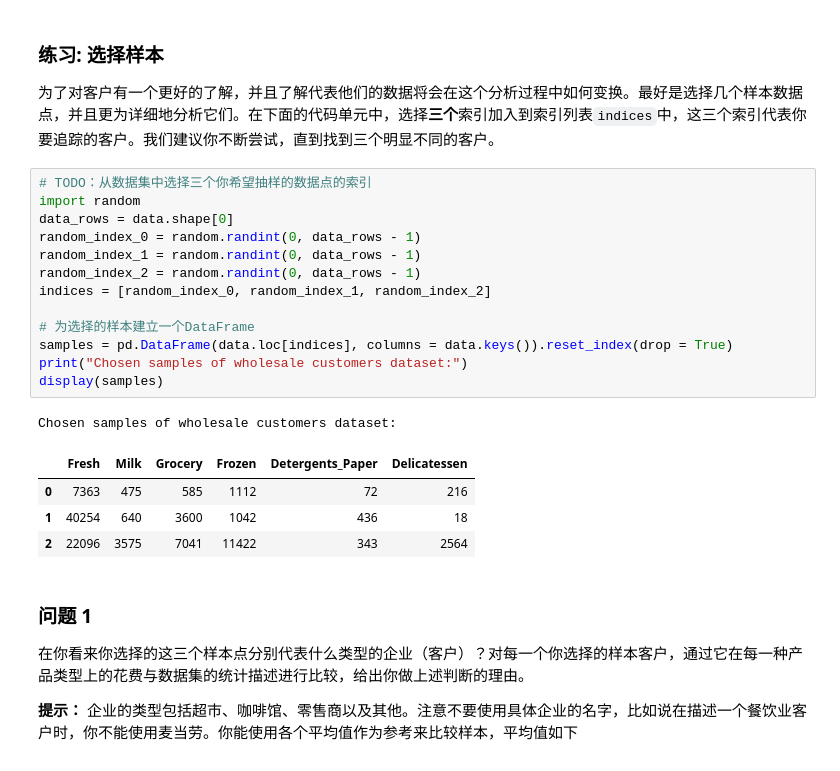
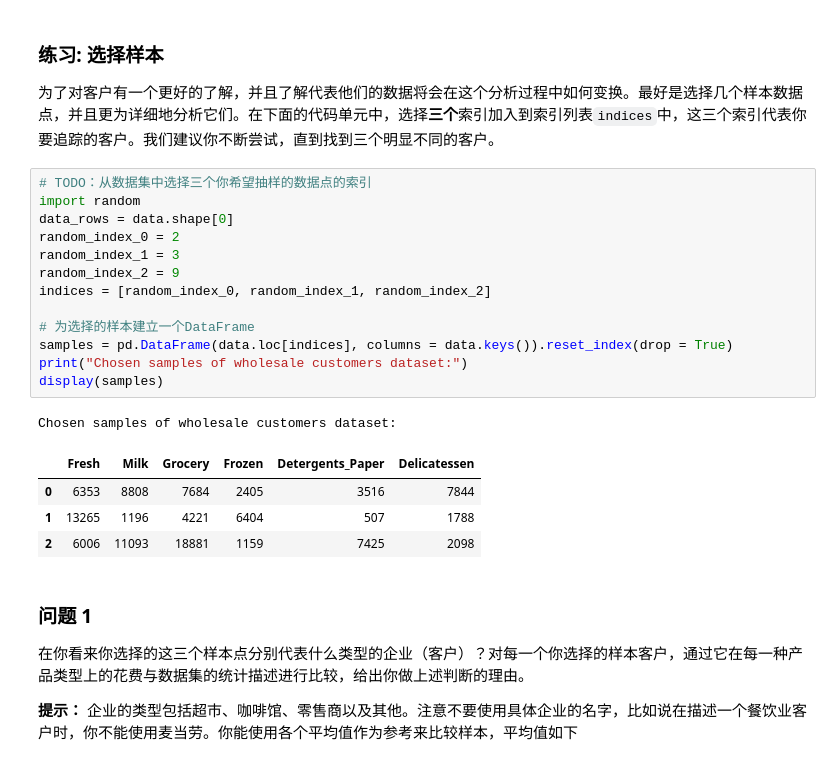
Before and after one commit to JIUGEGEJIU/udacity-review, a Jupyter notebook: Customer_Segments/customer_segments.ipynb, the cells around one changed output. Saved outputs shown, nothing was run; the diff lists cells and outputs as text.

```diff
--- a/Customer_Segments/customer_segments.ipynb
+++ b/Customer_Segments/customer_segments.ipynb
@@ -66,22 +66,22 @@ display(data.describe())
 # %%
 # TODO：从数据集中选择三个你希望抽样的数据点的索引
 import random
 data_rows = data.shape[0]
-random_index_0 = random.randint(0, data_rows - 1)
-random_index_1 = random.randint(0, data_rows - 1)
-random_index_2 = random.randint(0, data_rows - 1)
+random_index_0 = 2
+random_index_1 = 3
+random_index_2 = 9
 indices = [random_index_0, random_index_1, random_index_2]
 
 # 为选择的样本建立一个DataFrame
 samples = pd.DataFrame(data.loc[indices], columns = data.keys()).reset_index(drop = True)
 print("Chosen samples of wholesale customers dataset:")
 display(samples)
 # %% [output]
 Chosen samples of wholesale customers dataset:
 |  | Fresh | Milk | Grocery | Frozen | Detergents_Paper | Delicatessen |
-| 0 | 7363 | 475 | 585 | 1112 | 72 | 216 |
-| 1 | 40254 | 640 | 3600 | 1042 | 436 | 18 |
-| 2 | 22096 | 3575 | 7041 | 11422 | 343 | 2564 |
+| 0 | 6353 | 8808 | 7684 | 2405 | 3516 | 7844 |
+| 1 | 13265 | 1196 | 4221 | 6404 | 507 | 1788 |
+| 2 | 6006 | 11093 | 18881 | 1159 | 7425 | 2098 |
 # %% [markdown]
 ### 问题 1
 在你看来你选择的这三个样本点分别代表什么类型的企业（客户）？对每一个你选择的样本客户，通过它在每一种产品类型上的花费与数据集的统计描述进行比较，给出你做上述判断的理由。
```
Also changed, not shown: parts of 23 cells of this notebook, 1 other file.
